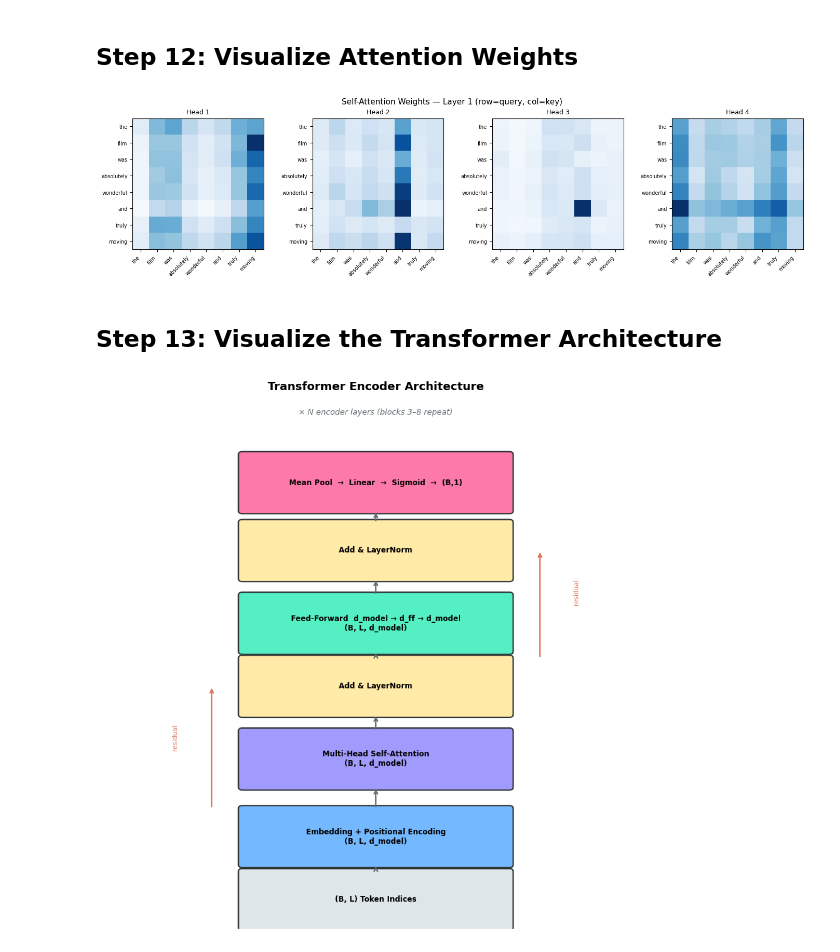
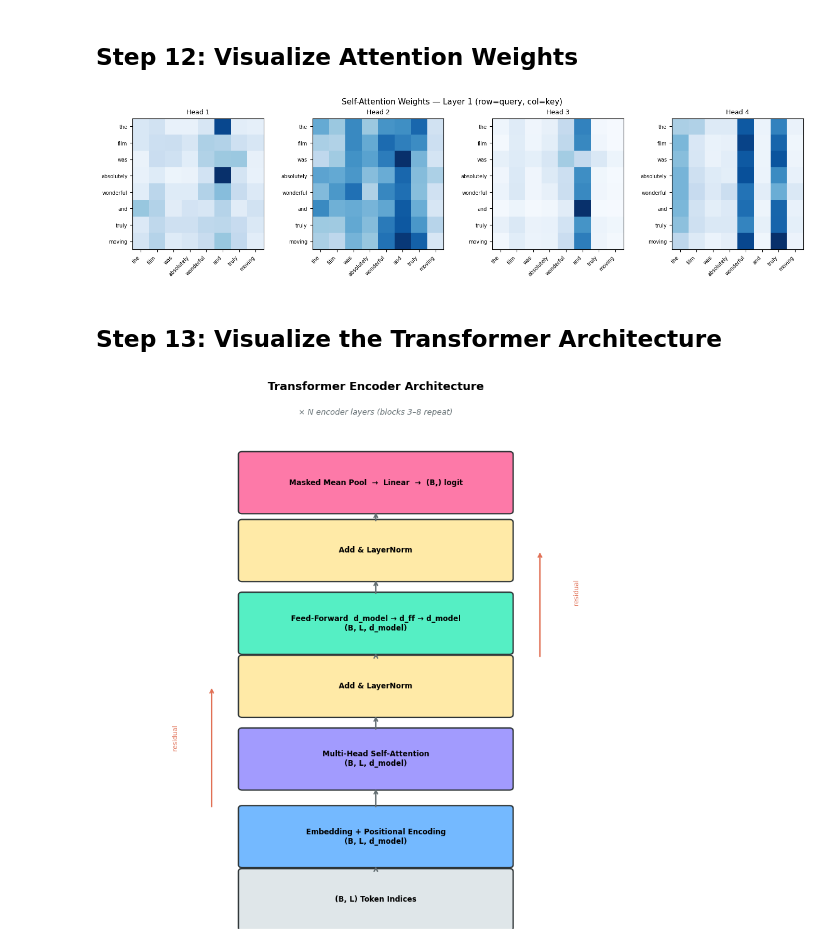
Before and after one commit to dcaponi/pytorch-nn-training, a Jupyter notebook: 08_transformer_pytorch/solution.ipynb, the cells around one changed output. Saved outputs shown, nothing was run; the diff lists cells and outputs as text; code cells hidden in the pictures.

```diff
--- a/08_transformer_pytorch/solution.ipynb
+++ b/08_transformer_pytorch/solution.ipynb
@@ -60,7 +60,8 @@ from collections import Counter
 import matplotlib.pyplot as plt
 import matplotlib.patches as mpatches
 
-device = torch.device('mps' if torch.backends.mps.is_available() else 'cpu')
+device = torch.device('mps' if torch.backends.mps.is_available()
+                      else 'cuda' if torch.cuda.is_available() else 'cpu')
 print('device:', device)
 # %% [output]
 device: mps
@@ -120,9 +122,12 @@ docs = [(movie_reviews.words(fid), cat)
 random.shuffle(docs)
 
 MAX_VOCAB = 10000
-MAX_LEN   = 200
+MAX_LEN   = 600      # same as Lessons 03 and 06
 
-all_words = [w.lower() for ws, _ in docs for w in ws]
+# Vocabulary from the TRAINING reviews only (the first 80% after the shuffle) —
+# counting the test reviews too would leak test information into the model.
+n_train   = int(0.8 * len(docs))
+all_words = [w.lower() for ws, _ in docs[:n_train] for w in ws]
 freq      = Counter(all_words)
 # Index 0 = <PAD>  (zeroed out by padding_idx)
 # Index 1 = <UNK>  (any word not in top 9998)
@@ -137,8 +142,8 @@ def encode(words, vocab, max_len):
 X_data = [encode(ws, vocab, MAX_LEN) for ws, _ in docs]
 y_data = [1 if label == 'pos' else 0 for _, label in docs]
 
-# X_tensor: (2000, 200) — dtype=long for nn.Embedding lookup
-# y_tensor: (2000,)     — float32 for BCELoss
+# X_tensor: (2000, 600) — dtype=long for nn.Embedding lookup
+# y_tensor: (2000,)     — float32, as BCEWithLogitsLoss requires
 X_tensor = torch.tensor(X_data, dtype=torch.long)
 y_tensor = torch.tensor(y_data, dtype=torch.float32)
 print('X:', X_tensor.shape, '  y:', y_tensor.shape)
@@ -461,7 +467,7 @@ significantly.
 # %%
 class SentimentTransformer(nn.Module):
     def __init__(self, vocab_size, d_model=128, num_heads=4, num_layers=2,
-                 d_ff=256, max_len=200, dropout=0.2):
+                 d_ff=256, max_len=600, dropout=0.2):
         super().__init__()
         self.embedding = nn.Embedding(vocab_size, d_model, padding_idx=0)
         self.pos_enc   = PositionalEncoding(d_model, max_len, dropout)
@@ -472,11 +478,14 @@ class SentimentTransformer(nn.Module):
         self.fc = nn.Linear(d_model, 1)
 
     def forward(self, x):                           # x: (B, L) token indices
+        pad  = (x == 0)                             # (B, L) True at <PAD>
+        mask = pad[:, None, None, :]                # (B, 1, 1, L): no query attends to a PAD key
         emb = self.pos_enc(self.embedding(x))       # (B, L, d_model): embed + pos enc
         for layer in self.layers:
-            emb = layer(emb)                         # (B, L, d_model): each encoder layer
-        pooled = emb.mean(dim=1)                    # (B, d_model): mean over sequence
-        return torch.sigmoid(self.fc(pooled))       # (B, 1): sentiment probability
+            emb = layer(emb, mask)                   # (B, L, d_model): each encoder layer
+        keep   = (~pad).unsqueeze(-1).float()                          # (B, L, 1)
+        pooled = (emb * keep).sum(1) / keep.sum(1).clamp_min(1.0)      # (B, d_model): masked mean
+        return self.fc(pooled).squeeze(-1)          # (B,): one logit per review
 
 vocab_size = len(vocab)
 model = SentimentTransformer(vocab_size).to(device)
@@ -586,7 +597,7 @@ class definitions and import paths, so it breaks the moment you rename anything;
 # %% [markdown]
 ## Step 9: Train
 # %%
-criterion    = nn.BCELoss()
+criterion    = nn.BCEWithLogitsLoss()   # takes raw logits; applies the sigmoid internally
 optimizer    = optim.Adam(model.parameters(), lr=5e-4, weight_decay=1e-4)
 # weight_decay adds L2 regularization to the optimizer: effectively penalizes
 # large weights by subtracting a small fraction of them each step (helps prevent overfit)
@@ -596,12 +607,12 @@ for epoch in range(10):
     model.train()
     total = 0
     for Xb, yb in train_loader:
-        Xb, yb = Xb.to(device), yb.to(device)   # Xb: (32,200)  yb: (32,)
+        Xb, yb = Xb.to(device), yb.to(device)   # Xb: (32, 600)  yb: (32,)
 
         # Forward pass through: embedding → positional encoding → N encoder layers
-        # → mean pool → classifier head. The multi-head attention scores are computed
-        # and stored in the graph at this point.
-        out  = model(Xb).squeeze()               # (32,1) → (32,) to match yb
+        # → masked mean pool → classifier head. The multi-head attention scores are
+        # computed and stored in the graph at this point.
+        out  = model(Xb)                         # (32,) raw logits, same shape as yb
 
         loss = criterion(out, yb)
         optimizer.zero_grad()
@@ -662,33 +694,34 @@ Parameters — Transformer: 1,544,065
 # %%
 def get_attention_weights(model, tokens, device):
     """Return (H, L, L) attention weights from the first encoder layer."""
     model.eval()
     with torch.no_grad():
         x   = torch.tensor([tokens], dtype=torch.long, device=device)
+        pad_mask = (x == 0)[:, None, None, :]                 # ignore <PAD> keys
         emb = model.pos_enc(model.embedding(x))              # (1, L, d_model)
-        _, weights = model.layers[0].attn(emb, emb, emb)     # (1, H, L, L)
+        _, weights = model.layers[0].attn(emb, emb, emb, pad_mask)   # (1, H, L, L)
     return weights[0].cpu()                                   # (H, L, L)
 
 test_text  = "the film was absolutely wonderful and truly moving"
 raw_tokens = [vocab.get(w, 1) for w in test_text.split()]
 padded     = raw_tokens + [0] * (MAX_LEN - len(raw_tokens))
 words      = test_text.split()
 L          = len(words)
 
 attn = get_attention_weights(model, padded, device)   # (H, L, L)
 
 fig, axes = plt.subplots(1, min(4, attn.size(0)), figsize=(14, 3.5))
 for h, ax in enumerate(axes):
     mat = attn[h, :L, :L].numpy()
     ax.imshow(mat, cmap='Blues', vmin=0)
     ax.set_xticks(range(L)); ax.set_xticklabels(words, rotation=45, ha='right', fontsize=7)
     ax.set_yticks(range(L)); ax.set_yticklabels(words, fontsize=7)
     ax.set_title(f'Head {h+1}', fontsize=9)
 plt.suptitle('Self-Attention Weights — Layer 1 (row=query, col=key)', fontsize=11)
 plt.tight_layout()
 plt.show()
 # %% [output]
-[figure, old version]
+[figure, new version]
 # %% [markdown]
 ## Step 13: Visualize the Transformer Architecture
 # %%
@@ -703,7 +736,7 @@ blocks = [
     (4.5, 5.0,  'Add & LayerNorm',                                          '#ffeaa7'),
     (4.5, 6.3,  'Feed-Forward  d_model → d_ff → d_model\n(B, L, d_model)','#55efc4'),
     (4.5, 7.8,  'Add & LayerNorm',                                          '#ffeaa7'),
-    (4.5, 9.2,  'Mean Pool  →  Linear  →  Sigmoid  →  (B,1)',              '#fd79a8'),
+    (4.5, 9.2,  'Masked Mean Pool  →  Linear  →  (B,) logit',             '#fd79a8'),
 ]
 for x, y, label, color in blocks:
     rect = mpatches.FancyBboxPatch((x-2.2, y-0.58), 4.4, 1.16,
@@ -731,7 +764,7 @@ ax.text(4.5, 10.6, '× N encoder layers (blocks 3–8 repeat)', ha='center',
 plt.tight_layout()
 plt.show()
 # %% [output]
-[figure, old version]
+[figure, new version]
 # %% [markdown]
 ### Final Concept Check: Transformers vs Recurrent Models — Answers
 
```
Also changed, not shown: parts of 15 cells of this notebook, 41 other files.
